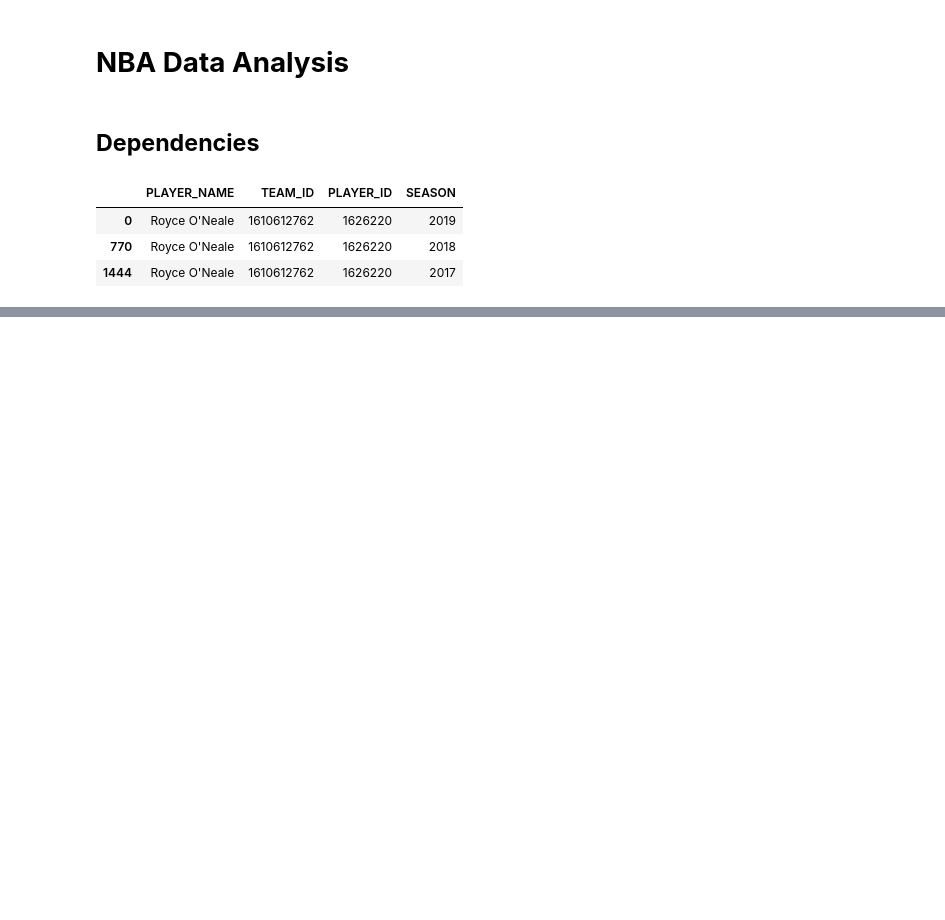
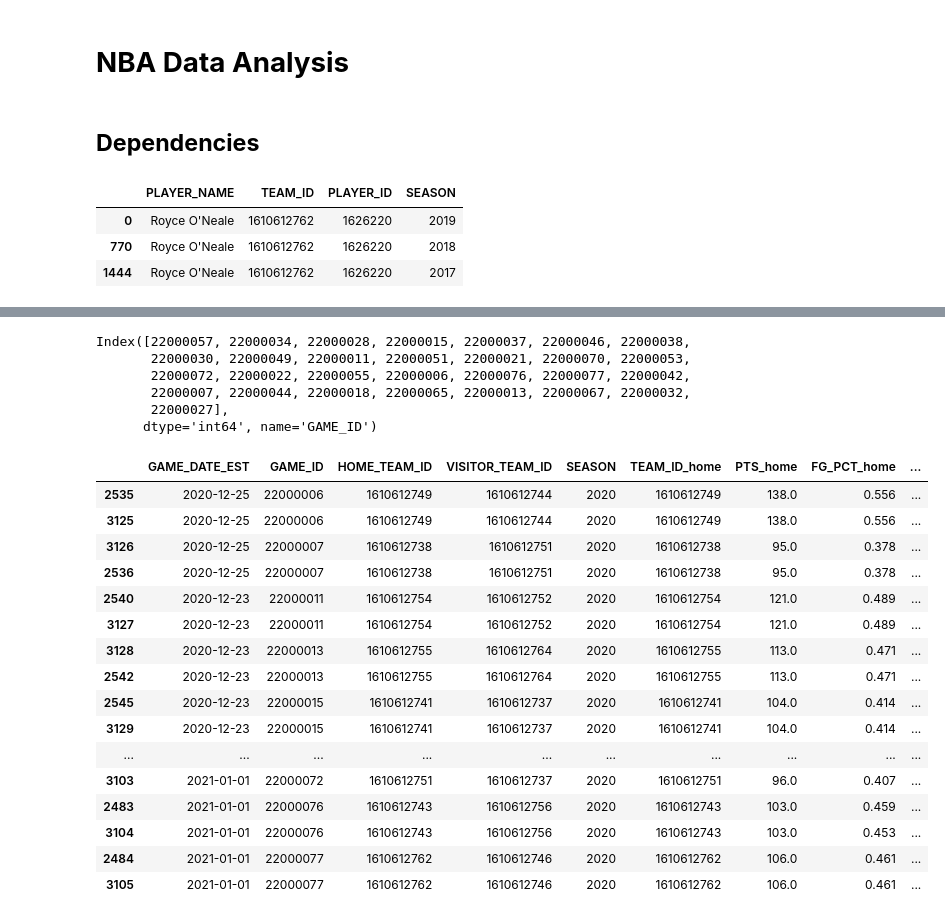
Before and after one commit to Mikebenisberchmans/NBA_dashboard, a Jupyter notebook: notebooks/experimentation.ipynb, the cells around one changed output, grey strips where cells are left out. Saved outputs shown, nothing was run; the diff lists cells and outputs as text; code cells hidden in the pictures; blank space fills up the shorter version.

```diff
--- a/notebooks/experimentation.ipynb
+++ b/notebooks/experimentation.ipynb
@@ -55,0 +106,2 @@ games_df['TEAM_ID_away']==games_df['']
+# %%
+games_df_v1=games_df[~games_df['PTS_home'].isnull()].drop(columns=['GAME_STATUS_TEXT'],axis=1)
@@ -55,0 +144,31 @@ games_df['TEAM_ID_away']==games_df['']
+# %%
+games_vc_df=pd.DataFrame(games_df['GAME_ID'].value_counts())
+# %%
+games_vc_df[games_vc_df['count']==2].index
+# %% [output]
+Index([22000057, 22000034, 22000028, 22000015, 22000037, 22000046, 22000038,
+       22000030, 22000049, 22000011, 22000051, 22000021, 22000070, 22000053,
+       22000072, 22000022, 22000055, 22000006, 22000076, 22000077, 22000042,
+       22000007, 22000044, 22000018, 22000065, 22000013, 22000067, 22000032,
+       22000027],
+      dtype='int64', name='GAME_ID')
+# %%
+games_df_v1[games_df_v1['GAME_ID'].isin(games_vc_df[games_vc_df['count']==2].index)].sort_values(by=['GAME_ID'])
+# %% [output]
+|  | GAME_DATE_EST | GAME_ID | HOME_TEAM_ID | VISITOR_TEAM_ID | SEASON | TEAM_ID_home | PTS_home | FG_PCT_home | ... |
+| 2535 | 2020-12-25 | 22000006 | 1610612749 | 1610612744 | 2020 | 1610612749 | 138.0 | 0.556 | ... |
+| 3125 | 2020-12-25 | 22000006 | 1610612749 | 1610612744 | 2020 | 1610612749 | 138.0 | 0.556 | ... |
+| 3126 | 2020-12-25 | 22000007 | 1610612738 | 1610612751 | 2020 | 1610612738 | 95.0 | 0.378 | ... |
+| 2536 | 2020-12-25 | 22000007 | 1610612738 | 1610612751 | 2020 | 1610612738 | 95.0 | 0.378 | ... |
+| 2540 | 2020-12-23 | 22000011 | 1610612754 | 1610612752 | 2020 | 1610612754 | 121.0 | 0.489 | ... |
+| 3127 | 2020-12-23 | 22000011 | 1610612754 | 1610612752 | 2020 | 1610612754 | 121.0 | 0.489 | ... |
+| 3128 | 2020-12-23 | 22000013 | 1610612755 | 1610612764 | 2020 | 1610612755 | 113.0 | 0.471 | ... |
+| 2542 | 2020-12-23 | 22000013 | 1610612755 | 1610612764 | 2020 | 1610612755 | 113.0 | 0.471 | ... |
+| 2545 | 2020-12-23 | 22000015 | 1610612741 | 1610612737 | 2020 | 1610612741 | 104.0 | 0.414 | ... |
+| 3129 | 2020-12-23 | 22000015 | 1610612741 | 1610612737 | 2020 | 1610612741 | 104.0 | 0.414 | ... |
+| ... | ... | ... | ... | ... | ... | ... | ... | ... | ... |
+| 3103 | 2021-01-01 | 22000072 | 1610612751 | 1610612737 | 2020 | 1610612751 | 96.0 | 0.407 | ... |
+| 2483 | 2021-01-01 | 22000076 | 1610612743 | 1610612756 | 2020 | 1610612743 | 103.0 | 0.459 | ... |
+| 3104 | 2021-01-01 | 22000076 | 1610612743 | 1610612756 | 2020 | 1610612743 | 103.0 | 0.453 | ... |
+| 2484 | 2021-01-01 | 22000077 | 1610612762 | 1610612746 | 2020 | 1610612762 | 106.0 | 0.461 | ... |
+| 3105 | 2021-01-01 | 22000077 | 1610612762 | 1610612746 | 2020 | 1610612762 | 106.0 | 0.461 | ... |
```
Also changed, not shown: parts of 45 cells of this notebook, 1 other file.
